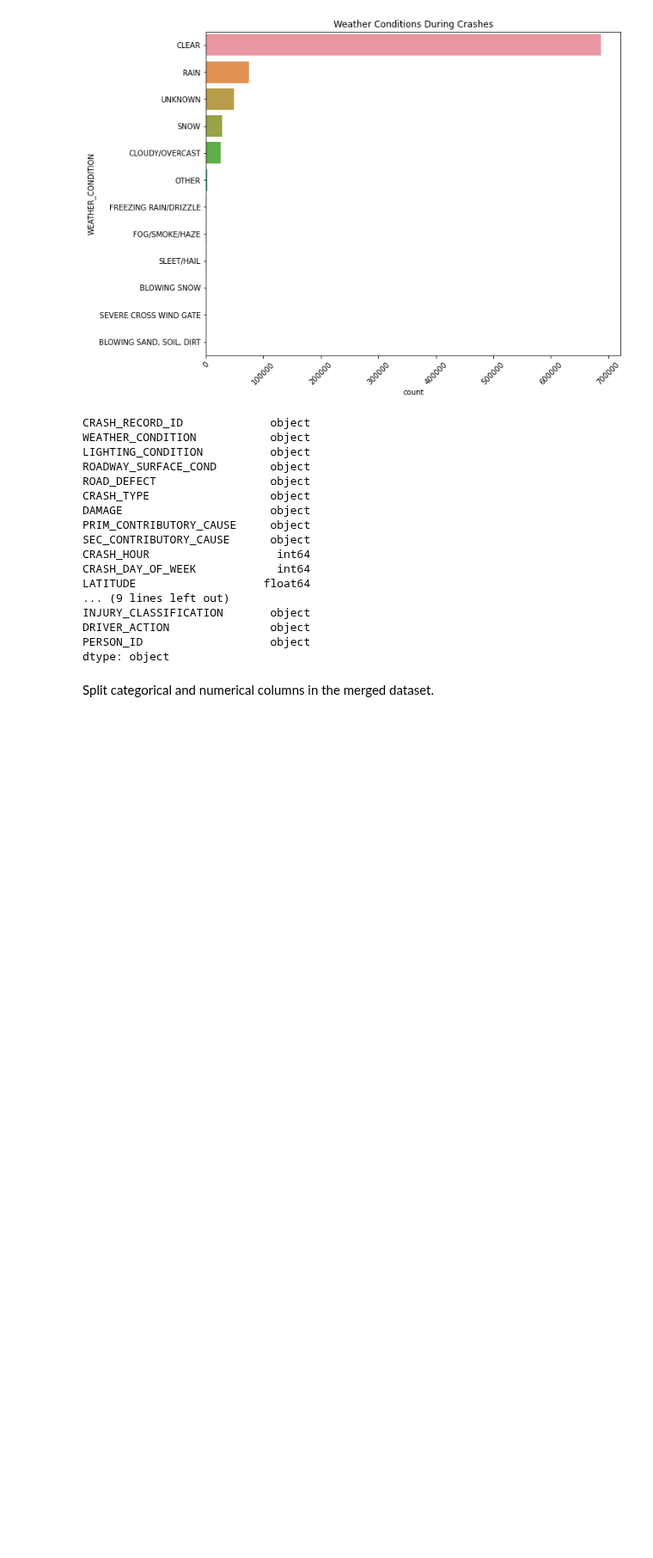
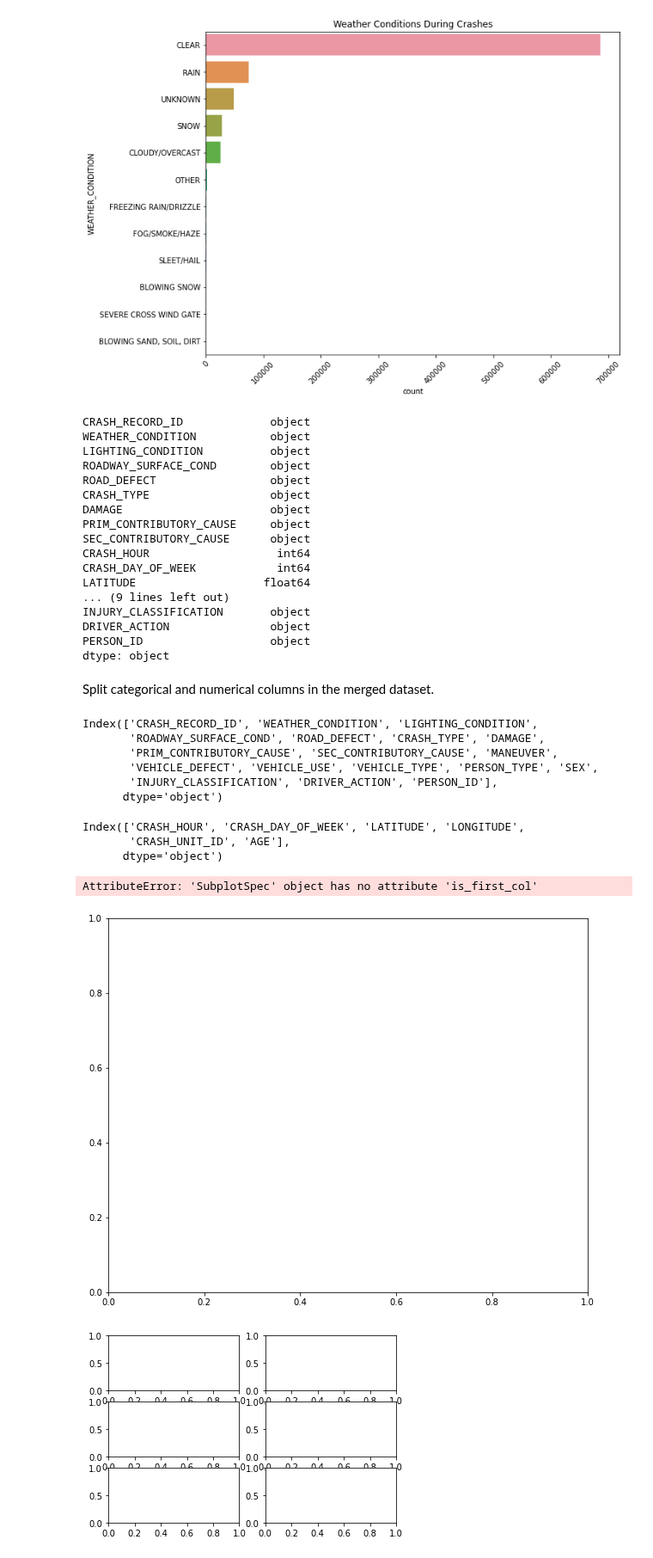
Before and after one commit to joakimTI/GROUP-5-PROJECT, a Jupyter notebook: index.ipynb, the cells around one changed output. Shown at 86% size. Cells and saved outputs as stored; diff of their text form; code cells hidden in the pictures; blank space fills up the shorter version.

```diff
--- a/index.ipynb
+++ b/index.ipynb
@@ -800,10 +780,12 @@ dtype: float64
 ## DATA ANALYSIS
 # %% [markdown]
 __For crash specific details about a traffic crash, I'll use a deduplicated dataframe of the merged dataset. Each row will have information about a unique crash__
-# %%
-def select_unique_crashes(df):
-    return df.drop_duplicates(subset = 'CRASH_RECORD_ID')
+# %%
+# Function that selects unique crashes and person type to driver.
+def select_unique_crashes(df):
+    driver_df = df[df['PERSON_TYPE'] == 'DRIVER']
+    return driver_df.drop_duplicates(subset = 'CRASH_RECORD_ID')
 # %%
-deduplicated_df = final_merged_df.drop_duplicates(subset='CRASH_RECORD_ID')
+deduplicated_df = select_unique_crashes(final_merged_df)
 deduplicated_df.shape
 # %% [output]
@@ -937,10 +894,31 @@ dtype: object
 # %% [markdown]
 Split categorical and numerical columns in the merged dataset.
 # %%
-final_merged_df_categorical = final_merged_df.select_dtypes('object')
+deduplicated_df_categorical = final_merged_df.select_dtypes('object')
+deduplicated_df_categorical.columns
+# %% [output]
+Index(['CRASH_RECORD_ID', 'WEATHER_CONDITION', 'LIGHTING_CONDITION',
+       'ROADWAY_SURFACE_COND', 'ROAD_DEFECT', 'CRASH_TYPE', 'DAMAGE',
+       'PRIM_CONTRIBUTORY_CAUSE', 'SEC_CONTRIBUTORY_CAUSE', 'MANEUVER',
+       'VEHICLE_DEFECT', 'VEHICLE_USE', 'VEHICLE_TYPE', 'PERSON_TYPE', 'SEX',
+       'INJURY_CLASSIFICATION', 'DRIVER_ACTION', 'PERSON_ID'],
+      dtype='object')
 # %%
-for column in [final_merged_df.select_dtypes('int64').columns]:
+for column in [deduplicated_df.select_dtypes('int64').columns]:
 
-        final_merged_df[column] = final_merged_df[column].astype('float64')
+        deduplicated_df[column] = deduplicated_df[column].astype('float64')
 
-final_merged_df_numerical = final_merged_df.select_dtypes('float64')
+deduplicated_df_numerical = deduplicated_df.select_dtypes('float64')
+deduplicated_df_numerical.columns
+# %% [output]
+Index(['CRASH_HOUR', 'CRASH_DAY_OF_WEEK', 'LATITUDE', 'LONGITUDE',
+       'CRASH_UNIT_ID', 'AGE'],
+      dtype='object')
+# %%
+plt.subplots(figsize=(10,8))
+deduplicated_df_numerical.hist()
+plt.show()
+# %% [output]
+AttributeError: 'SubplotSpec' object has no attribute 'is_first_col'
+[figure, added]
+[figure, added]
```
Also changed, not shown: parts of 48 cells of this notebook.
